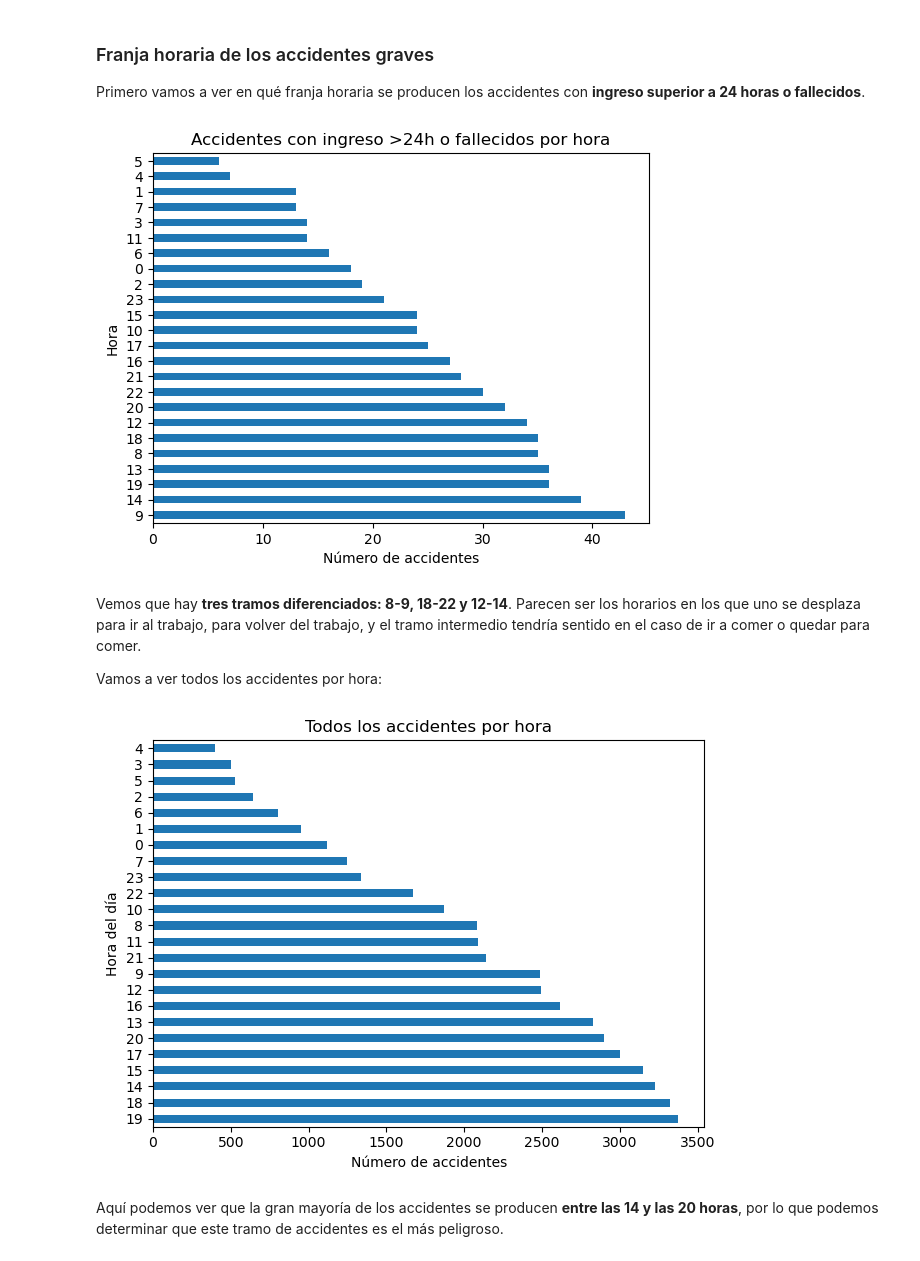
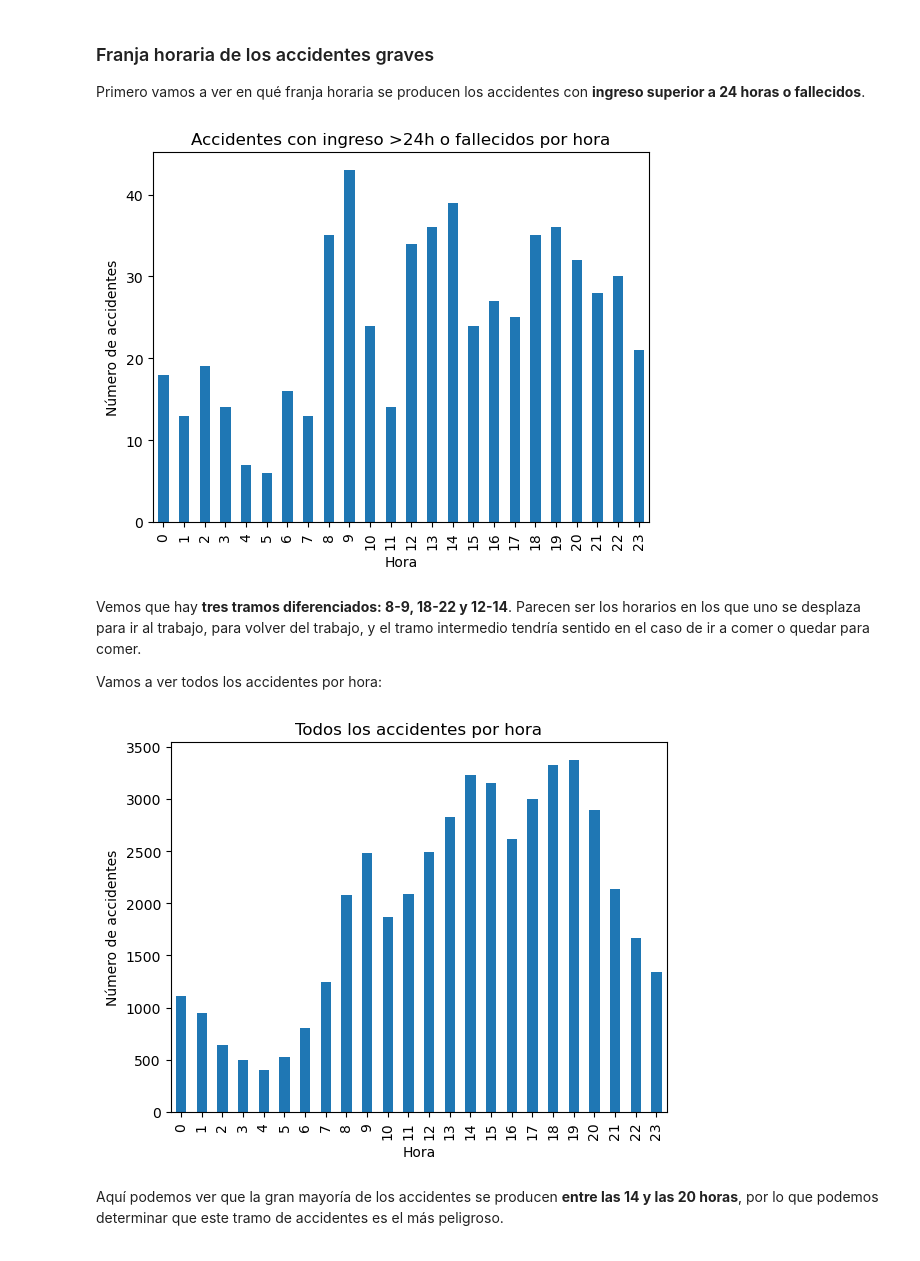
Before and after one commit to fernanditomartinez85/EDA-ACCIDENTALIDAD-MADRID, a Jupyter notebook: EDA_FERNANDO.ipynb, the cells around one changed output. Saved outputs shown, nothing was run; the diff lists cells and outputs as text; code cells hidden in the pictures.

```diff
--- a/EDA_FERNANDO.ipynb
+++ b/EDA_FERNANDO.ipynb
@@ -551,26 +559,25 @@ accidentes_graves_por_hora = accidentes_graves['hora'].value_counts()
 # %%
-accidentes_graves_por_hora.plot.barh()
+accidentes_graves_por_hora.plot.bar()
 plt.title('Accidentes con ingreso >24h o fallecidos por hora')
-plt.xlabel('Número de accidentes')
-plt.ylabel('Hora')
+plt.xlabel('Hora')
+plt.ylabel('Número de accidentes')
 plt.show()
 # %% [output]
-[figure, old version]
+[figure, new version]
 # %% [markdown]
 Vemos que hay **tres tramos diferenciados: 8-9, 18-22 y 12-14**. Parecen ser los horarios en los que uno se desplaza para ir al trabajo, para volver del trabajo, y el tramo intermedio tendría sentido en el caso de ir a comer o quedar para comer.
 
 Vamos a ver todos los accidentes por hora:
 # %%
-accidentes_totales_por_hora = db['hora'].value_counts()
+accidentes_totales_por_hora = db['hora'].value_counts().sort_index()
 # %%
-accidentes_totales_por_hora.plot.barh()
+accidentes_totales_por_hora.plot.bar()
 plt.title('Todos los accidentes por hora')
-plt.xlabel('Número de accidentes')
-plt.ylabel('Hora del día')
-plt.tight_layout()
+plt.xlabel('Hora')
+plt.ylabel('Número de accidentes')
 plt.show()
 # %% [output]
-[figure, old version]
+[figure, new version]
 # %% [markdown]
 Aquí podemos ver que la gran mayoría de los accidentes se producen **entre las 14 y las 20 horas**, por lo que podemos determinar que este tramo de accidentes es el más peligroso.
 # %% [markdown]
```
Also changed, not shown: parts of 35 cells of this notebook.
